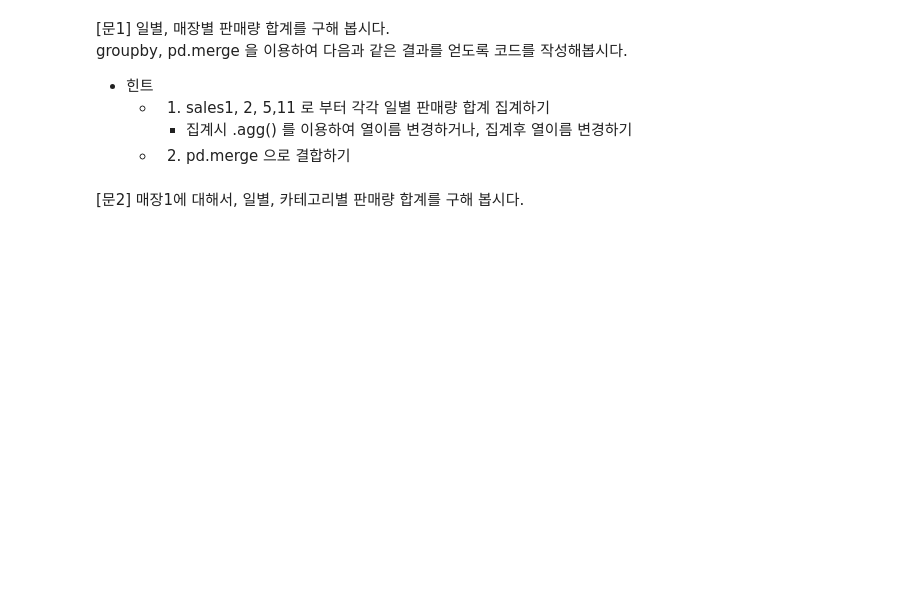
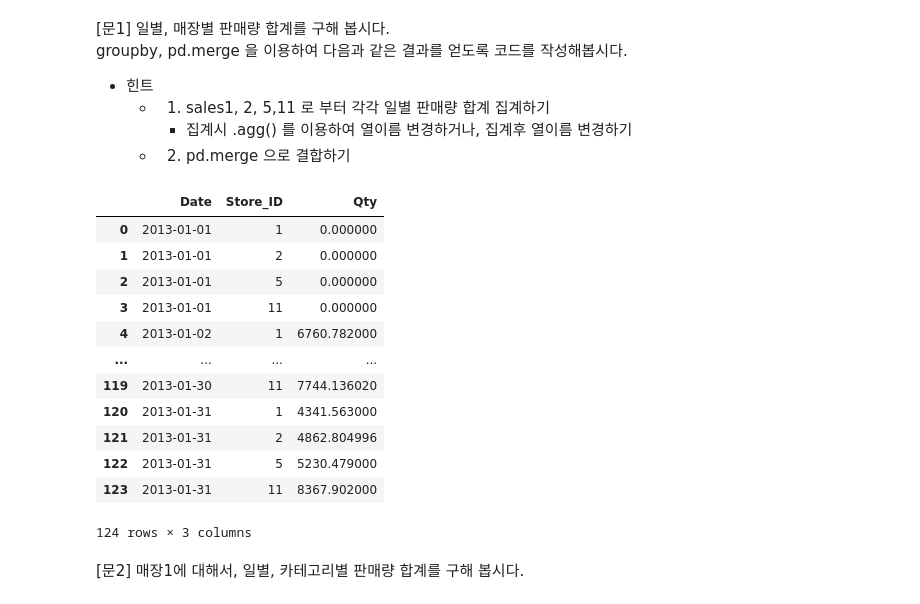
Before and after one commit to Jihwan98/aivle_school, a Jupyter notebook: 2023.02.07_데이터처리_실습/02 - 데이터프레임 결합.ipynb, the cells around one changed output. Cells and saved outputs as stored; diff of their text form; code cells hidden in the pictures; blank space fills up the shorter version.

```diff
--- a/2023.02.07_데이터처리_실습/02 - 데이터프레임 결합.ipynb
+++ b/2023.02.07_데이터처리_실습/02 - 데이터프레임 결합.ipynb
@@ -198,5 +198,22 @@ groupby, pd.merge 을 이용하여 다음과 같은 결과를 얻도록 코드
     * 1) sales1, 2, 5,11 로 부터 각각 일별 판매량 합계 집계하기
         * 집계시 .agg() 를 이용하여 열이름 변경하거나, 집계후 열이름 변경하기
     * 2) pd.merge 으로 결합하기
+# %%
+sales0 = pd.concat([sales1, sales2, sales5, sales11], axis=0, join='outer')
+sales0.groupby(['Date', 'Store_ID'], as_index=False)[['Qty']].sum()
+# %% [output]
+|  | Date | Store_ID | Qty |
+| 0 | 2013-01-01 | 1 | 0.000000 |
+| 1 | 2013-01-01 | 2 | 0.000000 |
+| 2 | 2013-01-01 | 5 | 0.000000 |
+| 3 | 2013-01-01 | 11 | 0.000000 |
+| 4 | 2013-01-02 | 1 | 6760.782000 |
+| ... | ... | ... | ... |
+| 119 | 2013-01-30 | 11 | 7744.136020 |
+| 120 | 2013-01-31 | 1 | 4341.563000 |
+| 121 | 2013-01-31 | 2 | 4862.804996 |
+| 122 | 2013-01-31 | 5 | 5230.479000 |
+| 123 | 2013-01-31 | 11 | 8367.902000 |
+124 rows × 3 columns
 # %% [markdown]
 [문2] 매장1에 대해서, 일별, 카테고리별 판매량 합계를 구해 봅시다.
```
Also changed, not shown: parts of 6 cells of this notebook.
